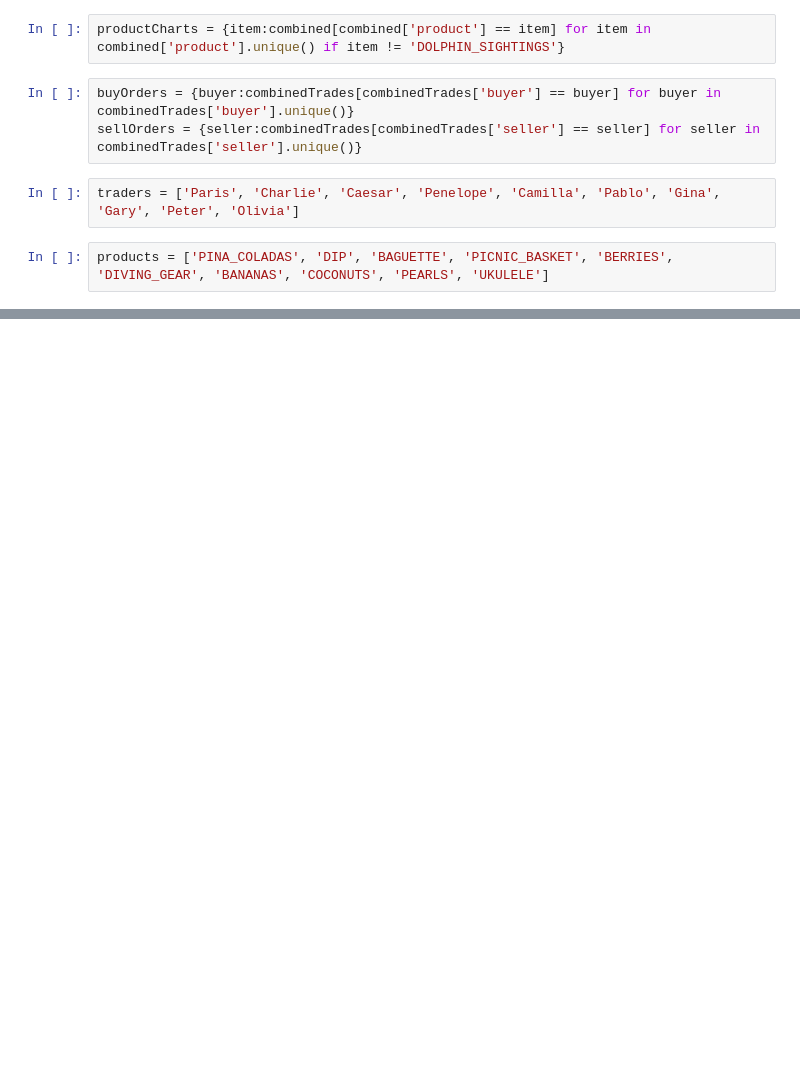
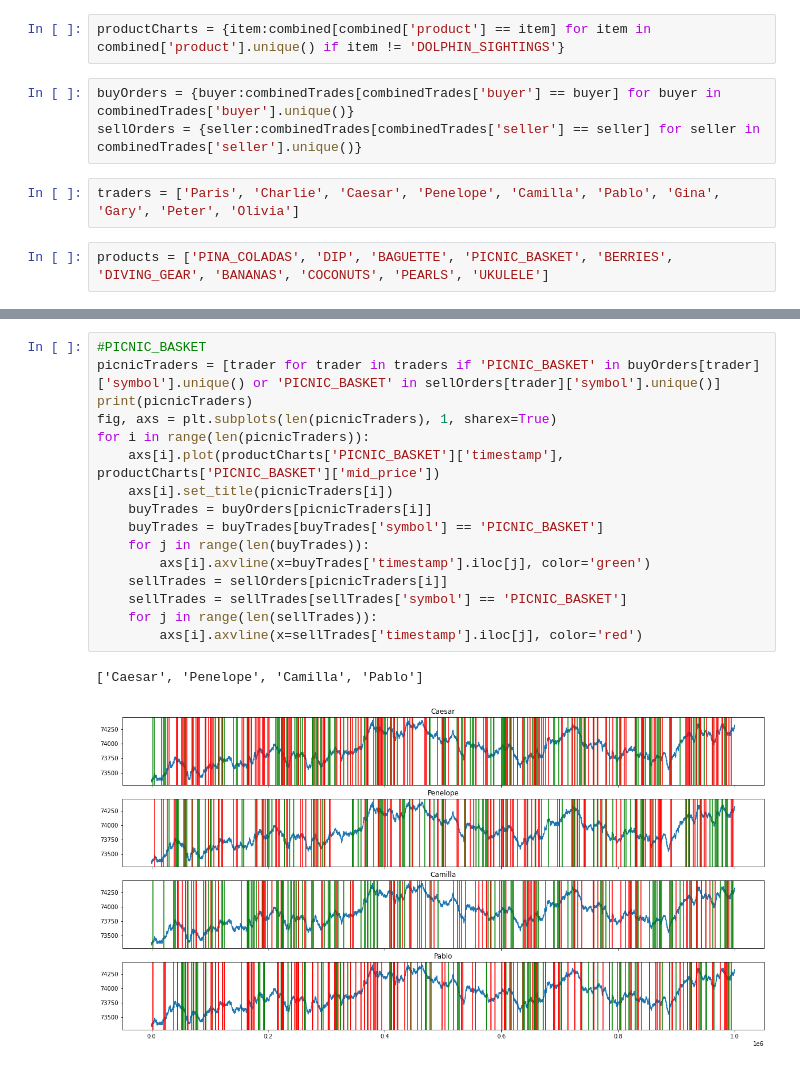
Before and after one commit to adiv413/dmvs-finest-imc, a Jupyter notebook: Round 5/Data Analysis/Market Traders/marketTraders.ipynb, the cells around one changed output, grey strips where cells are left out. Cells and saved outputs as stored; diff of their text form; blank space fills up the shorter version.

```diff
--- a/Round 5/Data Analysis/Market Traders/marketTraders.ipynb
+++ b/Round 5/Data Analysis/Market Traders/marketTraders.ipynb
@@ -73,0 +116,19 @@ for i in range(len(berryTraders)):
+# %%
+#PICNIC_BASKET
+picnicTraders = [trader for trader in traders if 'PICNIC_BASKET' in buyOrders[trader]['symbol'].unique() or 'PICNIC_BASKET' in sellOrders[trader]['symbol'].unique()]
+print(picnicTraders)
+fig, axs = plt.subplots(len(picnicTraders), 1, sharex=True)
+for i in range(len(picnicTraders)):
+    axs[i].plot(productCharts['PICNIC_BASKET']['timestamp'], productCharts['PICNIC_BASKET']['mid_price'])
+    axs[i].set_title(picnicTraders[i])
+    buyTrades = buyOrders[picnicTraders[i]]
+    buyTrades = buyTrades[buyTrades['symbol'] == 'PICNIC_BASKET']
+    for j in range(len(buyTrades)):
+        axs[i].axvline(x=buyTrades['timestamp'].iloc[j], color='green')
+    sellTrades = sellOrders[picnicTraders[i]]
+    sellTrades = sellTrades[sellTrades['symbol'] == 'PICNIC_BASKET']
+    for j in range(len(sellTrades)):
+        axs[i].axvline(x=sellTrades['timestamp'].iloc[j], color='red')
+# %% [output]
+['Caesar', 'Penelope', 'Camilla', 'Pablo']
+[figure, added]
```
Also changed, not shown: parts of 9 cells of this notebook, 2 other files.
